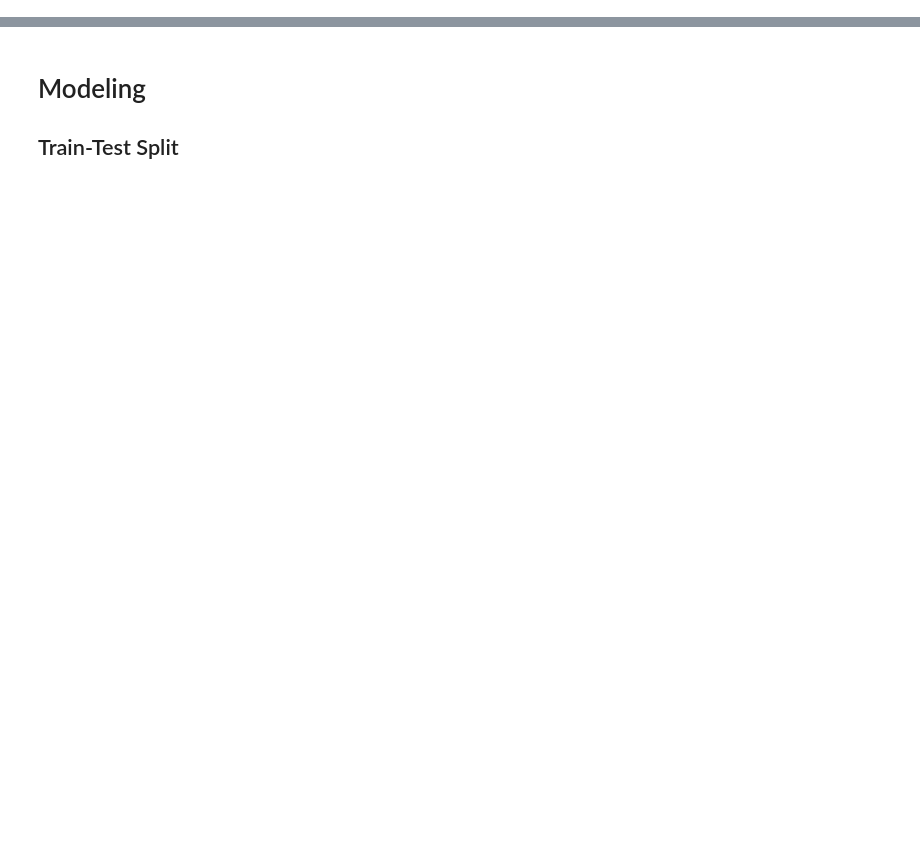
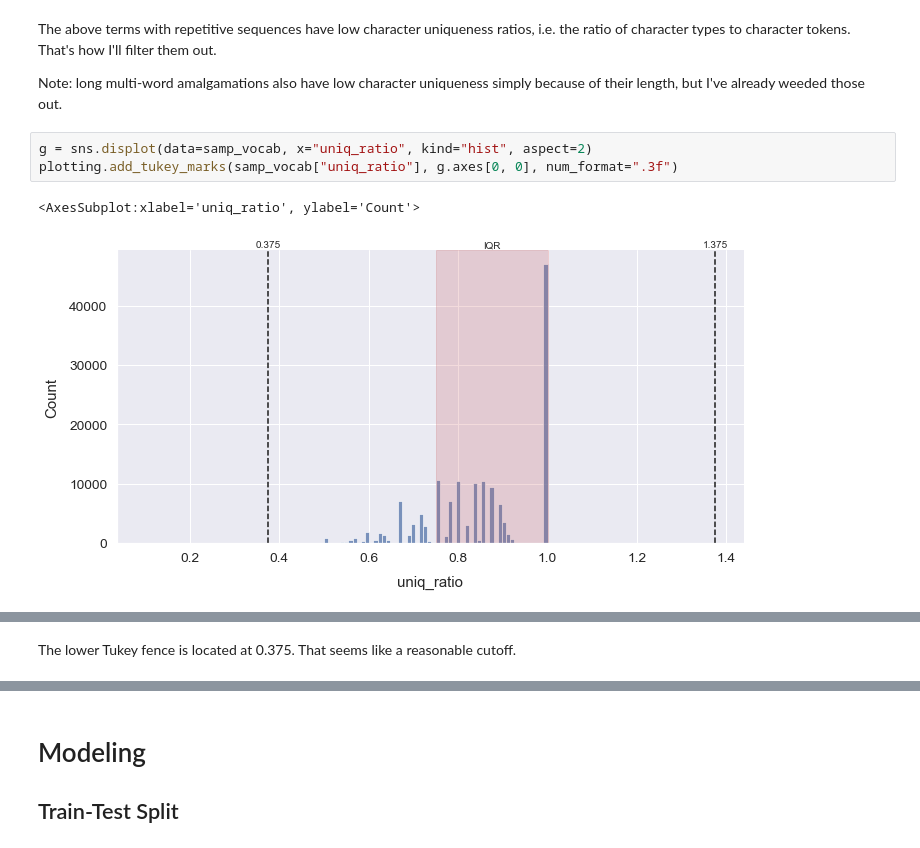
Before and after one commit to ndgigliotti/amazon-product-classifier, a Jupyter notebook: main.ipynb, the cells around one changed output, grey strips where cells are left out. Cells and saved outputs as stored; diff of their text form; blank space fills up the shorter version.

```diff
--- a/main.ipynb
+++ b/main.ipynb
@@ -419,0 +551,10 @@ samp.main_cat.value_counts().to_frame().style.bar()
+# %% [markdown]
+The above terms with repetitive sequences have low character uniqueness ratios, i.e. the ratio of character types to character tokens. That's how I'll filter them out.
+
+Note: long multi-word amalgamations also have low character uniqueness simply because of their length, but I've already weeded those out.
+# %%
+g = sns.displot(data=samp_vocab, x="uniq_ratio", kind="hist", aspect=2)
+plotting.add_tukey_marks(samp_vocab["uniq_ratio"], g.axes[0, 0], num_format=".3f")
+# %% [output]
+<AxesSubplot:xlabel='uniq_ratio', ylabel='Count'>
+[figure, added]
@@ -419,0 +562,2 @@ samp.main_cat.value_counts().to_frame().style.bar()
+# %% [markdown]
+The lower Tukey fence is located at 0.375. That seems like a reasonable cutoff.
```
Also changed, not shown: parts of 129 cells of this notebook.
